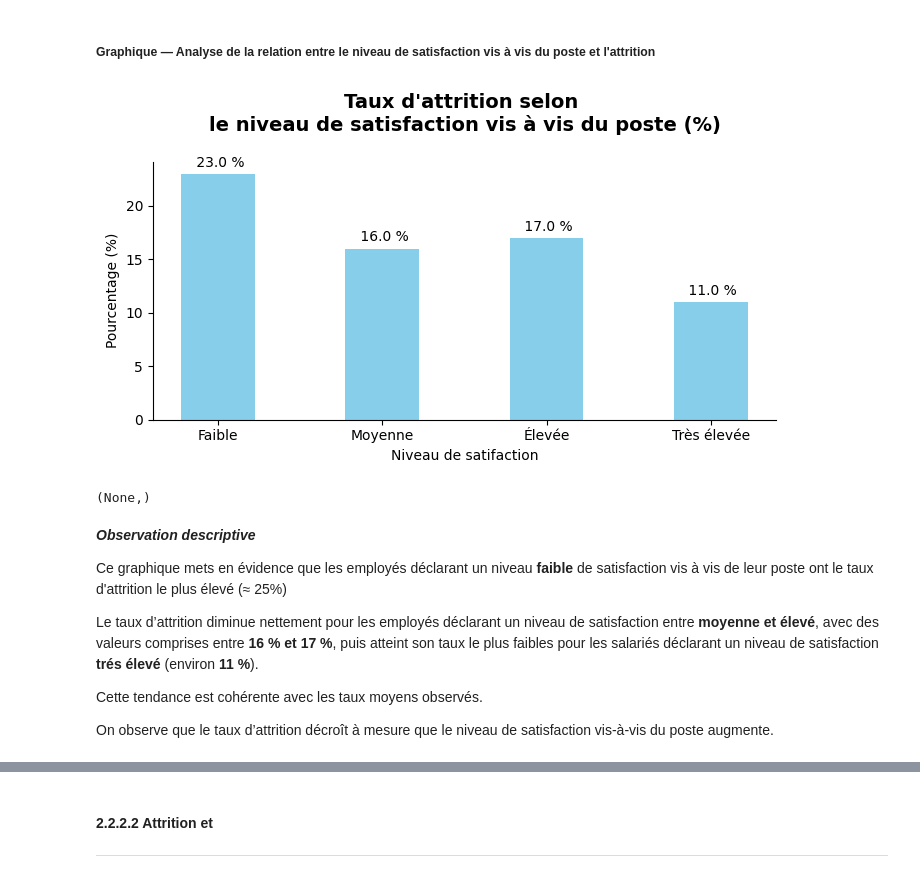
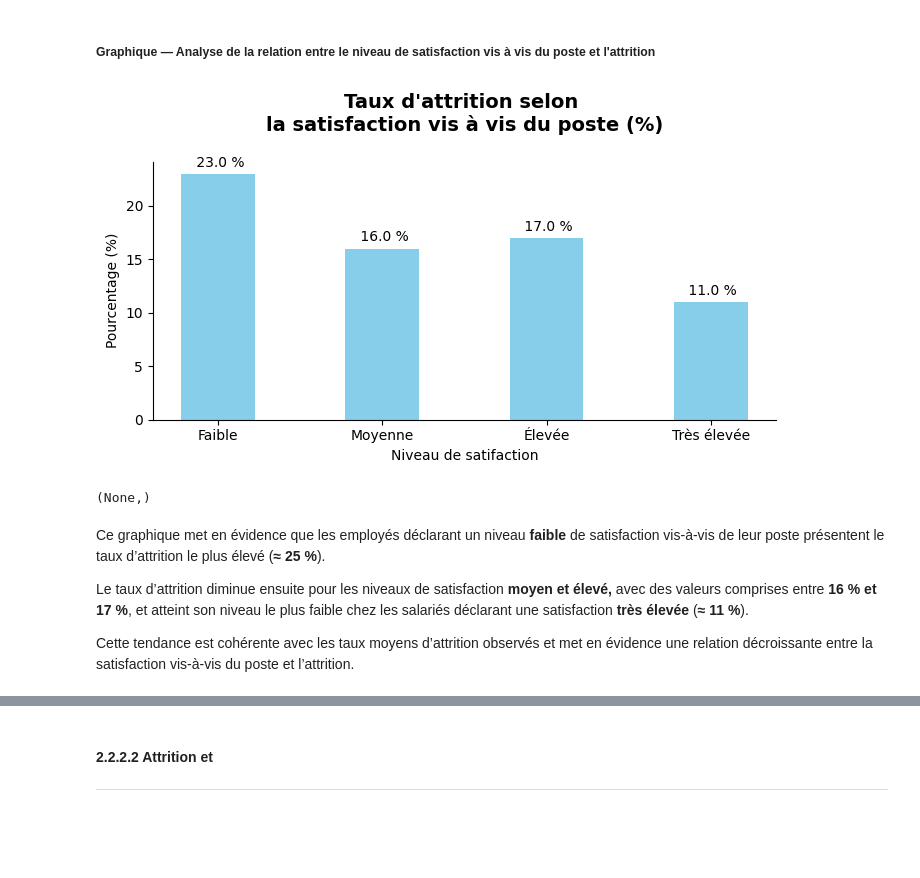
Before and after one commit to Kemuri15/employee-attrition-analysis, a Jupyter notebook: notebooks/05_axe_3_satisfaction_implication.ipynb, the cells around one changed output, grey strips where cells are left out. Cells and saved outputs as stored; diff of their text form; code cells hidden in the pictures; blank space fills up the shorter version.

```diff
--- a/notebooks/05_axe_3_satisfaction_implication.ipynb
+++ b/notebooks/05_axe_3_satisfaction_implication.ipynb
@@ -659,41 +694,37 @@ jobSatisfaction_attrition_mean
 # %%
 pivot_jobSatisfaction_attrition = pivot_jobSatisfaction_attrition.sort_values("JobSatisfaction_label", ascending=True)
 
 fig, ax = plt.subplots(figsize=(7,4))
 
 ax.spines["top"].set_visible(False)
 ax.spines["right"].set_visible(False)
 
 # Données
 x = np.arange(len(pivot_jobSatisfaction_attrition.index))
 y = pivot_jobSatisfaction_attrition["Yes"]
 
 # Barplot
 bars = ax.bar(x, y, width=0.45, color="skyblue")
 
 # Pourcentage affiché
 ax.bar_label(bars, labels=[f"{v : .1F} %" for v in y], padding=3)
 
 # Axes et labels
 ax.set_xticks(x)
 ax.set_xticklabels(pivot_jobSatisfaction_attrition.index)
 
 ax.set_xlabel("Niveau de satifaction")
 ax.set_ylabel("Pourcentage (%)")
-ax.set_title("Taux d'attrition selon \nle niveau de satisfaction vis à vis du poste (%)\n", fontsize=14, fontweight="bold")
+ax.set_title("Taux d'attrition selon \nla satisfaction vis à vis du poste (%)\n", fontsize=14, fontweight="bold")
 
 fig.tight_layout()
 plt.show(),
 # %% [output]
-[figure, old version]
+[figure, new version]
 (None,)
 # %% [markdown]
-***Observation descriptive***
+Ce graphique met en évidence que les employés déclarant un niveau **faible** de satisfaction vis-à-vis de leur poste présentent le taux d’attrition le plus élevé (**≈ 25 %**).
 
-Ce graphique mets en évidence que les employés déclarant un niveau **faible** de satisfaction vis à vis de leur poste ont le taux d'attrition le plus élevé (≈ 25%)
+Le taux d’attrition diminue ensuite pour les niveaux de satisfaction **moyen et élevé,** avec des valeurs comprises entre **16 % et 17 %**, et atteint son niveau le plus faible chez les salariés déclarant une satisfaction **très élevée** (**≈ 11 %**).
 
-Le taux d’attrition diminue nettement pour les employés déclarant un niveau de satisfaction  entre **moyenne et élevé**, avec des valeurs comprises entre **16 % et 17 %**, puis atteint son taux le plus faibles pour les salariés déclarant un niveau de satisfaction **trés élevé** (environ **11 %**).
-
-Cette tendance est cohérente avec les taux moyens observés.
-
-On observe que le taux d’attrition décroît à mesure que le niveau de satisfaction vis-à-vis du poste augmente.
+Cette tendance est cohérente avec les taux moyens d’attrition observés et met en évidence une relation décroissante entre la satisfaction vis-à-vis du poste et l’attrition.
```
Also changed, not shown: parts of 39 cells of this notebook, 2 other files.
